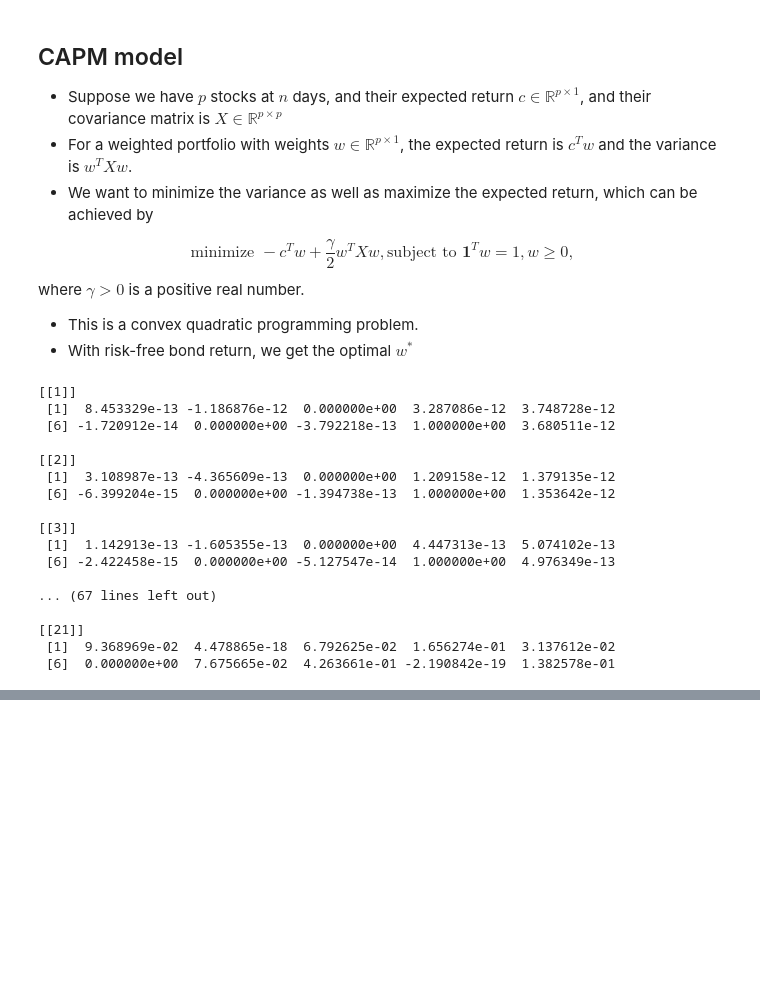
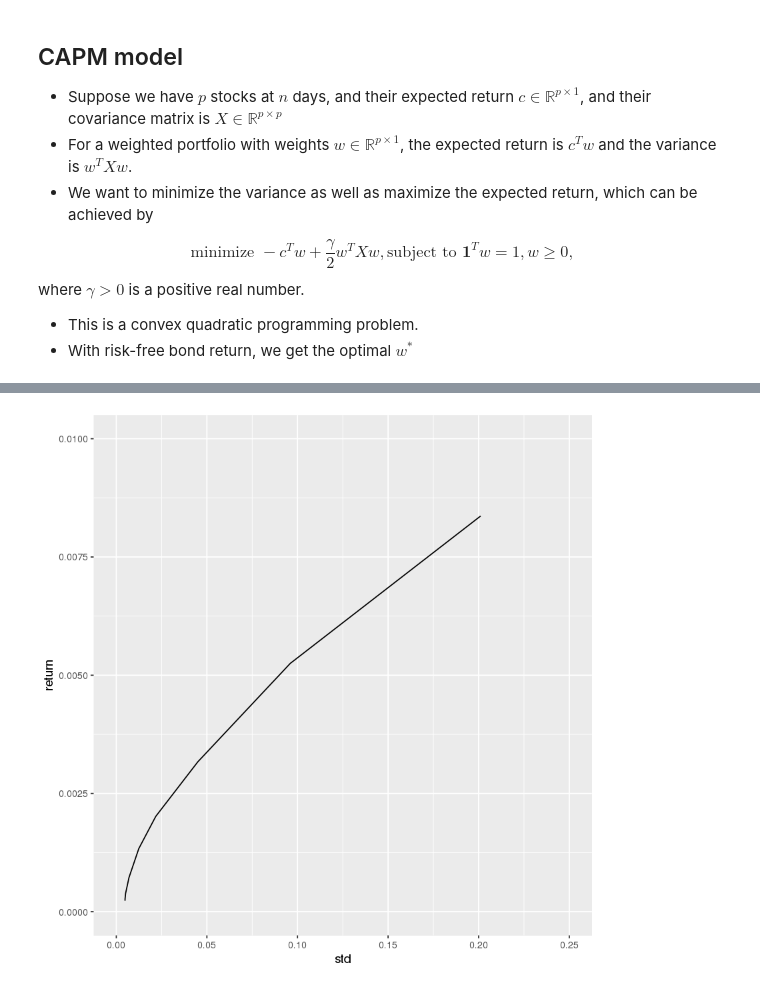
Before and after one commit to shifwang/Stat222-spring-2018, a Jupyter notebook: Jan18/CAPM.ipynb, the cells around one changed output, grey strips where cells are left out. Drawn from its saved outputs; the diff is of its cells as text; code cells hidden in the pictures; blank space fills up the shorter version.

```diff
--- a/Jan18/CAPM.ipynb
+++ b/Jan18/CAPM.ipynb
@@ -130,34 +130,18 @@ where $\gamma > 0$ is a positive real number.
 - With risk-free bond return, we get the optimal $w^*$
 # %%
 gammas = exp(-10:10)
-weights = list()
+n = num_stocks
+weights = matrix(NA, nrow = length(gammas), ncol = n)
+c = as.vector(colMeans(stock_return))
+X = cov(stock_return)
 for (i in 1:length(gammas)){
     gamma = gammas[i]
-    c = as.vector(colMeans(stock_return))
-    X = cov(stock_return)
-    n = 10
     Amat = cbind(rep(1, n), diag(1, n))
     bvec = as.vector(c(1, rep(0, n)))
-    out = solve.QP(dvec = c[1:n]/gamma, Dmat = X[1:n,1:n], Amat = Amat, factorized = FALSE, bvec = bvec, meq = 1)
-    weights[[i]] = out$solution
+    out = solve.QP(dvec = c/gamma, Dmat = X, Amat = Amat, factorized = FALSE, bvec = bvec, meq = 1)
+    weights[i, ] = out$solution
 }
-# %%
-lapply(weights, function(x) c(sum(c * x),
-# %% [output]
-[[1]]
- [1]  8.453329e-13 -1.186876e-12  0.000000e+00  3.287086e-12  3.748728e-12
- [6] -1.720912e-14  0.000000e+00 -3.792218e-13  1.000000e+00  3.680511e-12
-
-[[2]]
- [1]  3.108987e-13 -4.365609e-13  0.000000e+00  1.209158e-12  1.379135e-12
- [6] -6.399204e-15  0.000000e+00 -1.394738e-13  1.000000e+00  1.353642e-12
-
-[[3]]
- [1]  1.142913e-13 -1.605355e-13  0.000000e+00  4.447313e-13  5.074102e-13
- [6] -2.422458e-15  0.000000e+00 -5.127547e-14  1.000000e+00  4.976349e-13
-
-... (67 lines left out)
-
-[[21]]
- [1]  9.368969e-02  4.478865e-18  6.792625e-02  1.656274e-01  3.137612e-02
- [6]  0.000000e+00  7.675665e-02  4.263661e-01 -2.190842e-19  1.382578e-01
+# %%
+data = data.frame(return = weights %*% c, std = sqrt(diag(weights %*% X %*% t(weights))))
+data %>% ggplot() + geom_line(aes(x = std, y = return)) + xlim(0, .25) + ylim(0, .01)
+# %% [output]
@@ -163,0 +150 @@ lapply(weights, function(x) c(sum(c * x),
+[figure, added]
```
Also changed, not shown: parts of 2 cells of this notebook, 1 other file.
